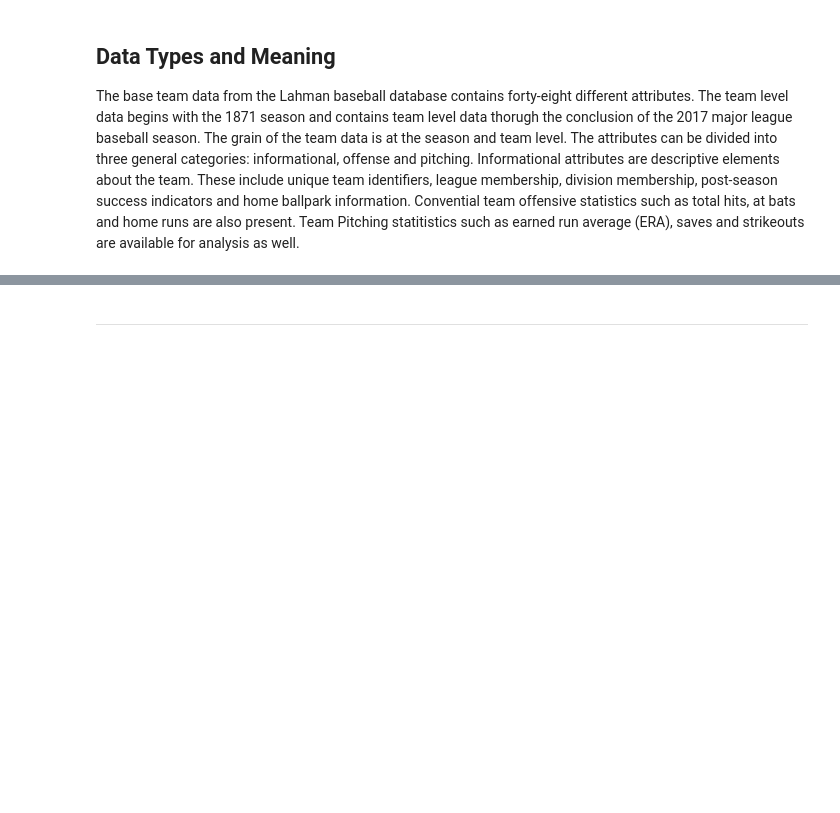
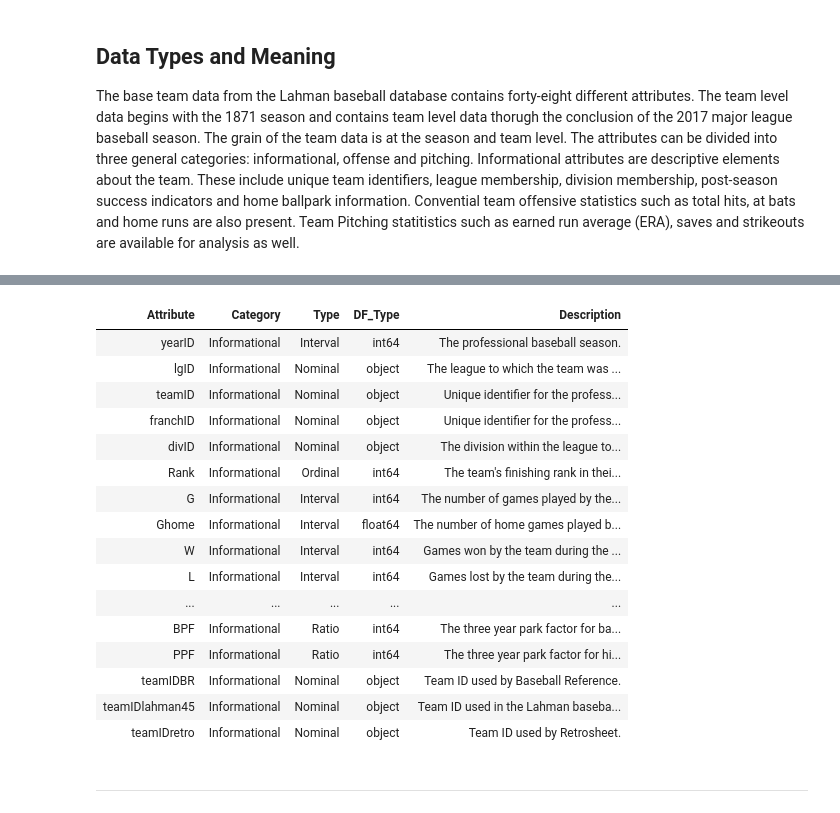
Before and after one commit to georgesturrock/7331_Lab1, a Jupyter notebook: Team2_Lab1.ipynb, the cells around one changed output, grey strips where cells are left out. Cells and saved outputs as stored; diff of their text form; code cells hidden in the pictures; blank space fills up the shorter version.

Commit message:
updated notebook to reference new repo layout

```diff
--- a/Team2_Lab1.ipynb
+++ b/Team2_Lab1.ipynb
@@ -73,3 +22,24 @@ The base team data from the Lahman baseball database contains forty-eight differ
+# %%
+import pandas as pd
+pd.read_csv("./docobjects/DataTypeandMeaning.csv").style.hide_index()
+# %% [output]
+| ﻿Attribute | Category | Type | DF_Type | Description |
+| yearID | Informational | Interval | int64 | The professional baseball season. |
+| lgID | Informational | Nominal | object | The league to which the team was ... |
+| teamID | Informational | Nominal | object | Unique identifier for the profess... |
+| franchID | Informational | Nominal | object | Unique identifier for the profess... |
+| divID | Informational | Nominal | object | The division within the league to... |
+| Rank | Informational | Ordinal | int64 | The team's finishing rank in thei... |
+| G | Informational | Interval | int64 | The number of games played by the... |
+| Ghome | Informational | Interval | float64 | The number of home games played b... |
+| W | Informational | Interval | int64 | Games won by the team during the ... |
+| L | Informational | Interval | int64 | Games lost by the team during the... |
+| ... | ... | ... | ... | ... |
+| BPF | Informational | Ratio | int64 | The three year park factor for ba... |
+| PPF | Informational | Ratio | int64 | The three year park factor for hi... |
+| teamIDBR | Informational | Nominal | object | Team ID used by Baseball Reference. |
+| teamIDlahman45 | Informational | Nominal | object | Team ID used in the Lahman baseba... |
+| teamIDretro | Informational | Nominal | object | Team ID used by Retrosheet. |
 # %% [markdown]
 ------
 # %% [markdown]
```
Also changed, not shown: parts of 7 cells of this notebook, 1 other file.
